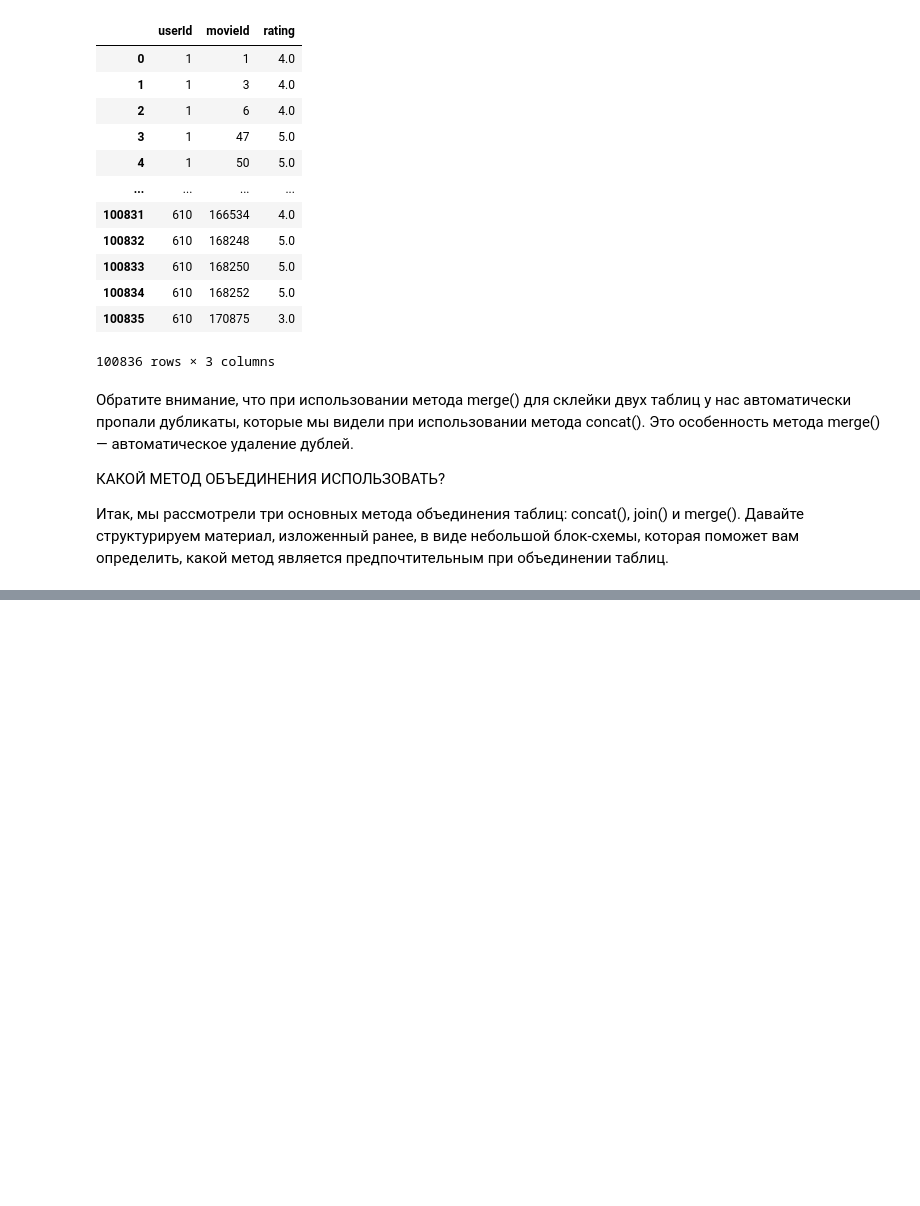
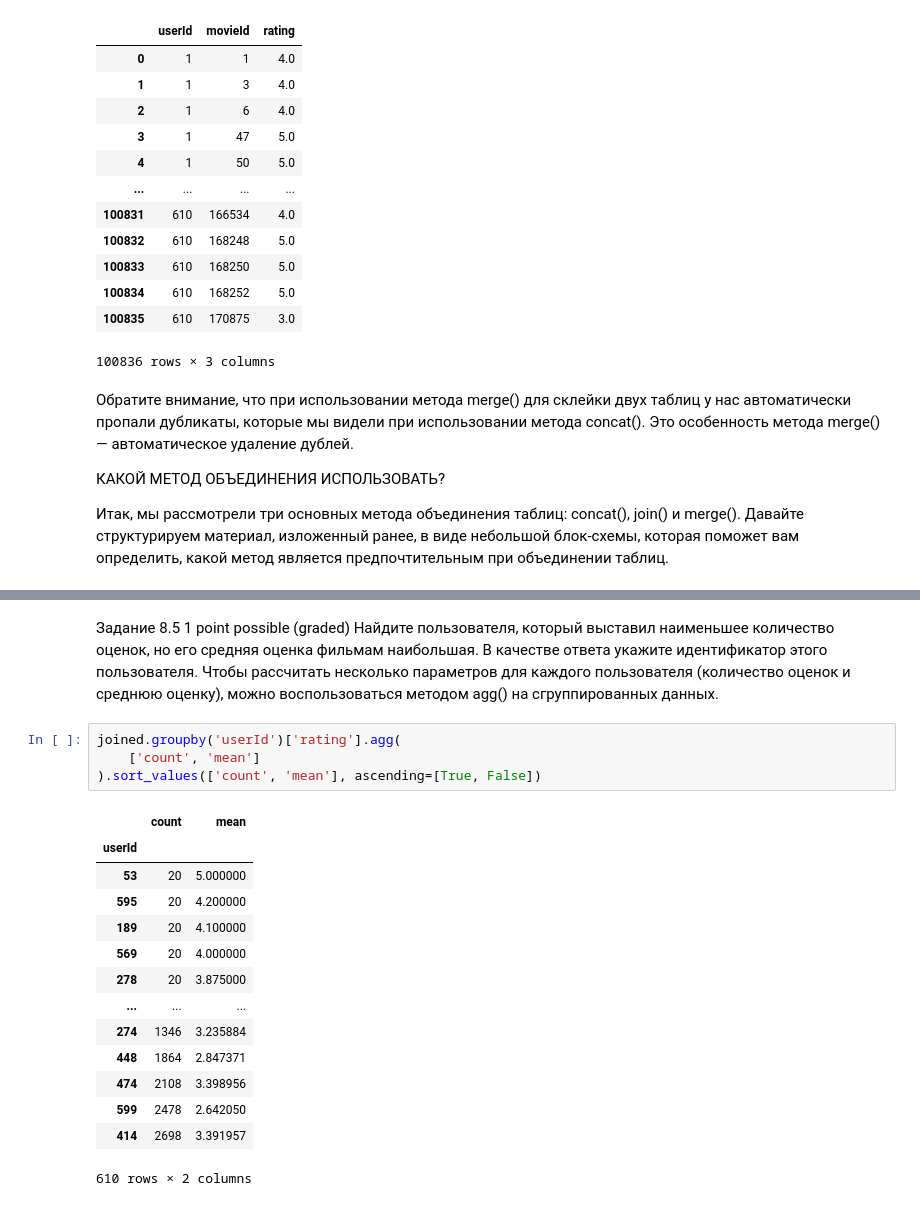
Before and after one commit to DadonovIV/for_sf_ds, a Jupyter notebook: study/python_12/python_12_theory.ipynb, the cells around one changed output, grey strips where cells are left out. Cells and saved outputs as stored; diff of their text form; blank space fills up the shorter version.

```diff
--- a/study/python_12/python_12_theory.ipynb
+++ b/study/python_12/python_12_theory.ipynb
@@ -524,0 +642,25 @@ display(merge_ratings)
+# %% [markdown]
+Задание 8.5
+1 point possible (graded)
+Найдите пользователя, который выставил наименьшее количество оценок, но его средняя оценка фильмам наибольшая.
+В качестве ответа укажите идентификатор этого пользователя.
+Чтобы рассчитать несколько параметров для каждого пользователя (количество оценок и среднюю оценку), можно воспользоваться методом agg() на сгруппированных данных.
+# %%
+joined.groupby('userId')['rating'].agg(
+    ['count', 'mean']
+).sort_values(['count', 'mean'], ascending=[True, False])
+# %% [output]
+|  | count | mean |
+| userId |  |  |
+| 53 | 20 | 5.000000 |
+| 595 | 20 | 4.200000 |
+| 189 | 20 | 4.100000 |
+| 569 | 20 | 4.000000 |
+| 278 | 20 | 3.875000 |
+| ... | ... | ... |
+| 274 | 1346 | 3.235884 |
+| 448 | 1864 | 2.847371 |
+| 474 | 2108 | 3.398956 |
+| 599 | 2478 | 2.642050 |
+| 414 | 2698 | 3.391957 |
+610 rows × 2 columns
```
Also changed, not shown: parts of 17 cells of this notebook.
